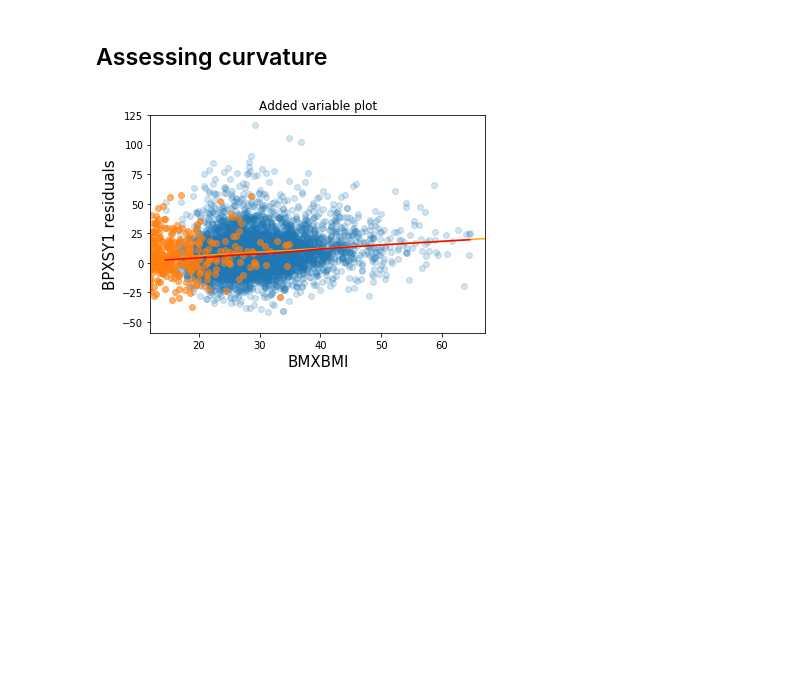
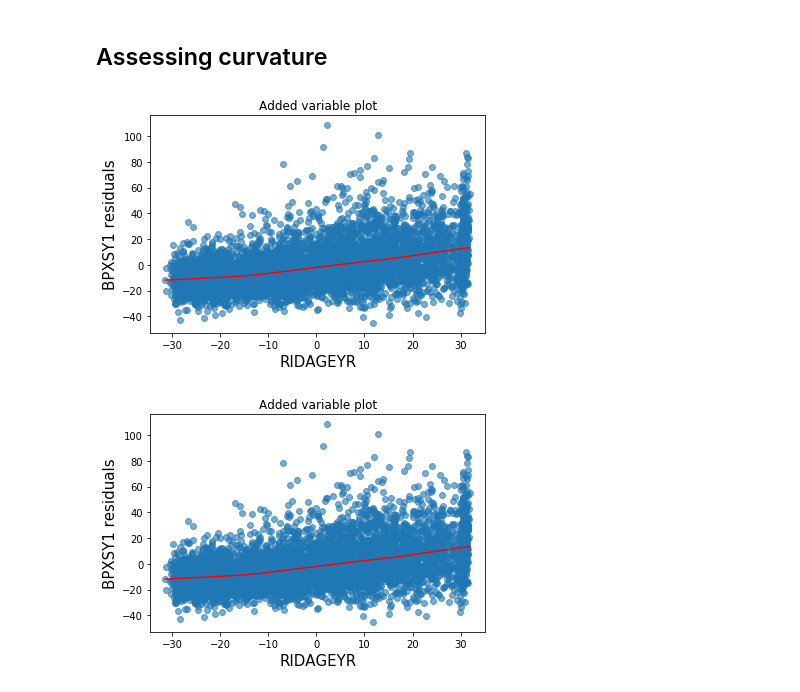
Before and after one commit to Plancks-Constant/cscar-basic-regression, a Jupyter notebook: nhanes.ipynb, the cells around one changed output. Saved outputs shown, nothing was run; the diff lists cells and outputs as text; code cells hidden in the pictures; blank space fills up the shorter version.

```diff
--- a/nhanes.ipynb
+++ b/nhanes.ipynb
@@ -616,12 +616,13 @@ ax.lines[1].set_color('orange')
 # %%
 from statsmodels.graphics.regressionplots import add_lowess
 
 model = sm.GLM.from_formula("BPXSY1 ~ RIDAGEYR + BMXBMI + RIAGENDRx", data=da)
 result = model.fit()
 
-fig = result.plot_added_variable("BMXBMI", ax=ax)
+fig = result.plot_added_variable("RIDAGEYR")
 add_lowess(fig.axes[0], frac=0.5)
 #ax.lines[0].set_alpha(0.2)
 #ax.lines[1].set_color('orange')
 # %% [output]
-[figure, old version]
+[figure, new version]
+[figure, added]
```
Also changed, not shown: parts of 3 cells of this notebook.
